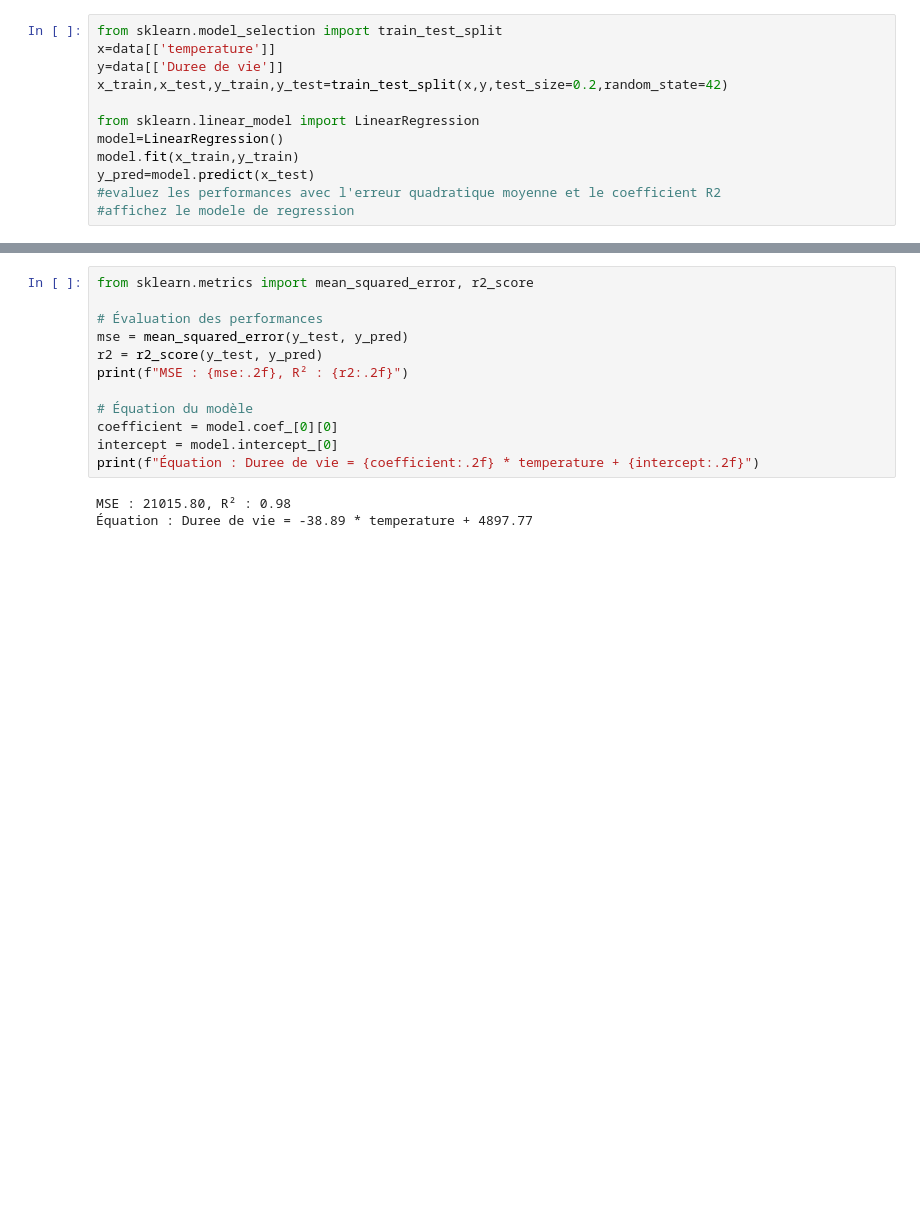
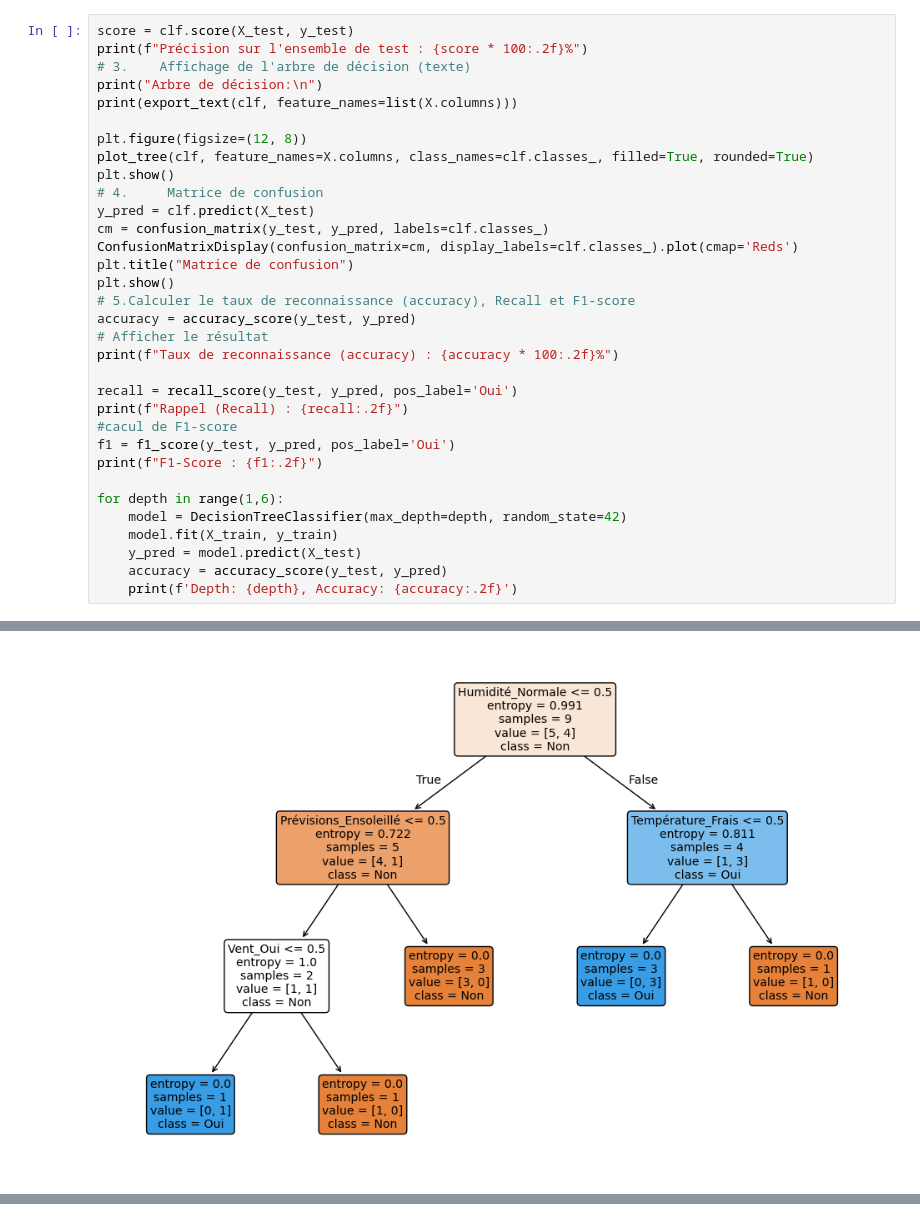
Before and after one commit to bilalerrabia/TP1-, a Jupyter notebook: Untitled.ipynb, the cells around one changed output, grey strips where cells are left out. Saved outputs shown, nothing was run; the diff lists cells and outputs as text; blank space fills up the shorter version.

```diff
--- a/Untitled.ipynb
+++ b/Untitled.ipynb
@@ -82,12 +30,34 @@ Duree de vie    -0.861869  -0.438413 -0.049088      1.000000
 # %%
-from sklearn.model_selection import train_test_split
-x=data[['temperature']]
-y=data[['Duree de vie']]
-x_train,x_test,y_train,y_test=train_test_split(x,y,test_size=0.2,random_state=42)
+score = clf.score(X_test, y_test)
+print(f"Précision sur l'ensemble de test : {score * 100:.2f}%")
+# 3.	Affichage de l'arbre de décision (texte)
+print("Arbre de décision:\n")
+print(export_text(clf, feature_names=list(X.columns)))
 
-from sklearn.linear_model import LinearRegression
-model=LinearRegression()
-model.fit(x_train,y_train)
-y_pred=model.predict(x_test)
-#evaluez les performances avec l'erreur quadratique moyenne et le coefficient R2
-#affichez le modele de regression
+plt.figure(figsize=(12, 8))
+plot_tree(clf, feature_names=X.columns, class_names=clf.classes_, filled=True, rounded=True)
+plt.show()
+# 4.	 Matrice de confusion
+y_pred = clf.predict(X_test)
+cm = confusion_matrix(y_test, y_pred, labels=clf.classes_)
+ConfusionMatrixDisplay(confusion_matrix=cm, display_labels=clf.classes_).plot(cmap='Reds')
+plt.title("Matrice de confusion")
+plt.show()
+# 5.Calculer le taux de reconnaissance (accuracy), Recall et F1-score
+accuracy = accuracy_score(y_test, y_pred)
+# Afficher le résultat
+print(f"Taux de reconnaissance (accuracy) : {accuracy * 100:.2f}%")
+
+recall = recall_score(y_test, y_pred, pos_label='Oui')
+print(f"Rappel (Recall) : {recall:.2f}")
+#cacul de F1-score
+f1 = f1_score(y_test, y_pred, pos_label='Oui')
+print(f"F1-Score : {f1:.2f}")
+
+for depth in range(1,6):
+    model = DecisionTreeClassifier(max_depth=depth, random_state=42)
+    model.fit(X_train, y_train)
+    y_pred = model.predict(X_test)
+    accuracy = accuracy_score(y_test, y_pred)
+    print(f'Depth: {depth}, Accuracy: {accuracy:.2f}')
+# %% [output]
@@ -93,0 +80 @@ y_pred=model.predict(x_test)
+[figure, added]
@@ -94,15 +89,0 @@ y_pred=model.predict(x_test)
-# %%
-from sklearn.metrics import mean_squared_error, r2_score
-
-# Évaluation des performances
-mse = mean_squared_error(y_test, y_pred)
-r2 = r2_score(y_test, y_pred)
-print(f"MSE : {mse:.2f}, R² : {r2:.2f}")
-
-# Équation du modèle
-coefficient = model.coef_[0][0]
-intercept = model.intercept_[0]
-print(f"Équation : Duree de vie = {coefficient:.2f} * temperature + {intercept:.2f}")
-# %% [output]
-MSE : 21015.80, R² : 0.98
-Équation : Duree de vie = -38.89 * temperature + 4897.77
```
Also changed, not shown: parts of 5 cells of this notebook.
